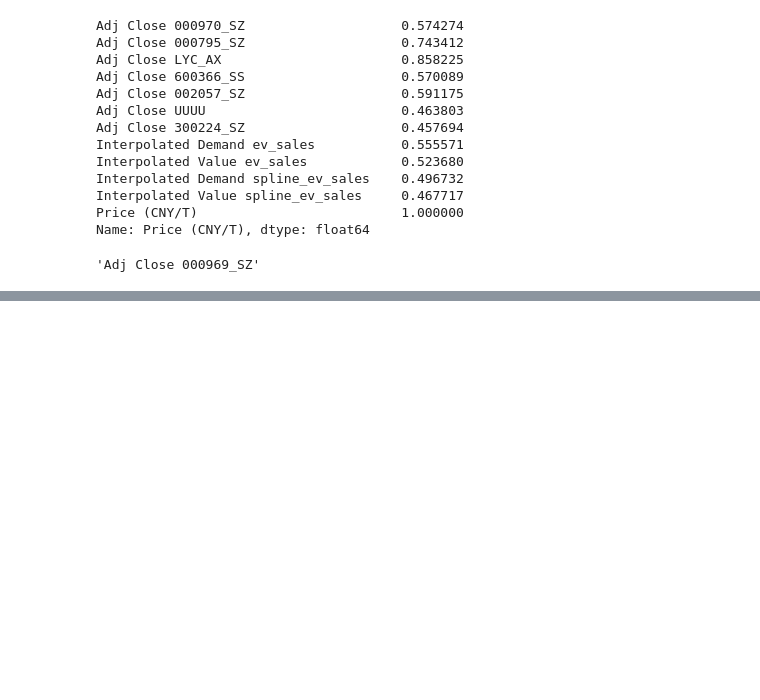
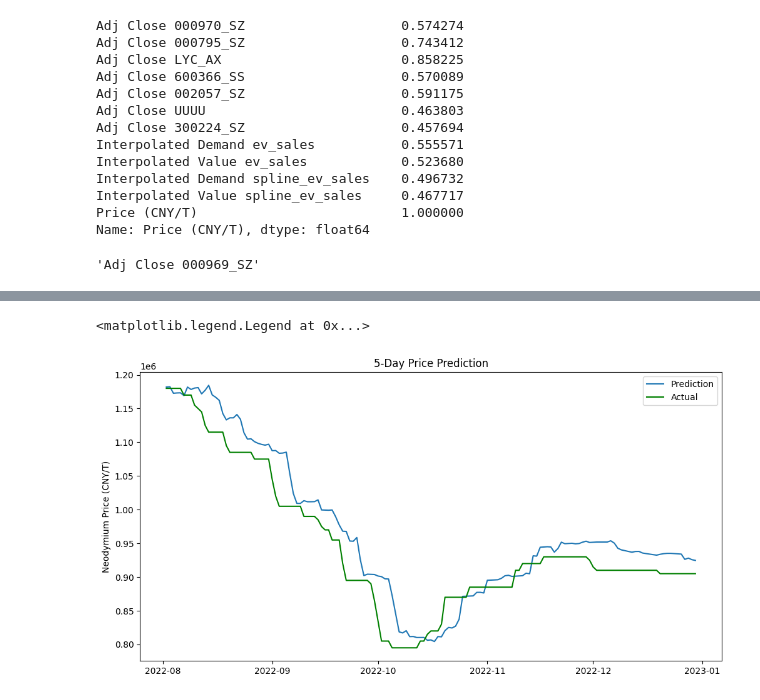
Before and after one commit to descentbw/Metal-Price-Prediction, a Jupyter notebook: neodymium prediction.ipynb, the cells around one changed output, grey strips where cells are left out. Cells and saved outputs as stored; diff of their text form; code cells hidden in the pictures; blank space fills up the shorter version.

```diff
--- a/feature_selection.ipynb
+++ b/neodymium prediction.ipynb
@@ -366,0 +472,11 @@ plt.legend()
+# %%
+dates = df.index[-len(test_y):]
+plt.figure(figsize=(12, 6))
+plt.plot(dates, inv_yhat, label="Prediction")
+plt.plot(dates, inv_y, label="Actual", color="green")
+plt.title("5-Day Price Prediction")
+plt.ylabel("Neodymium Price (CNY/T)")
+plt.legend()
+# %% [output]
+<matplotlib.legend.Legend at 0x...>
+[figure, added]
```
Also changed, not shown: parts of 38 cells of this notebook.
